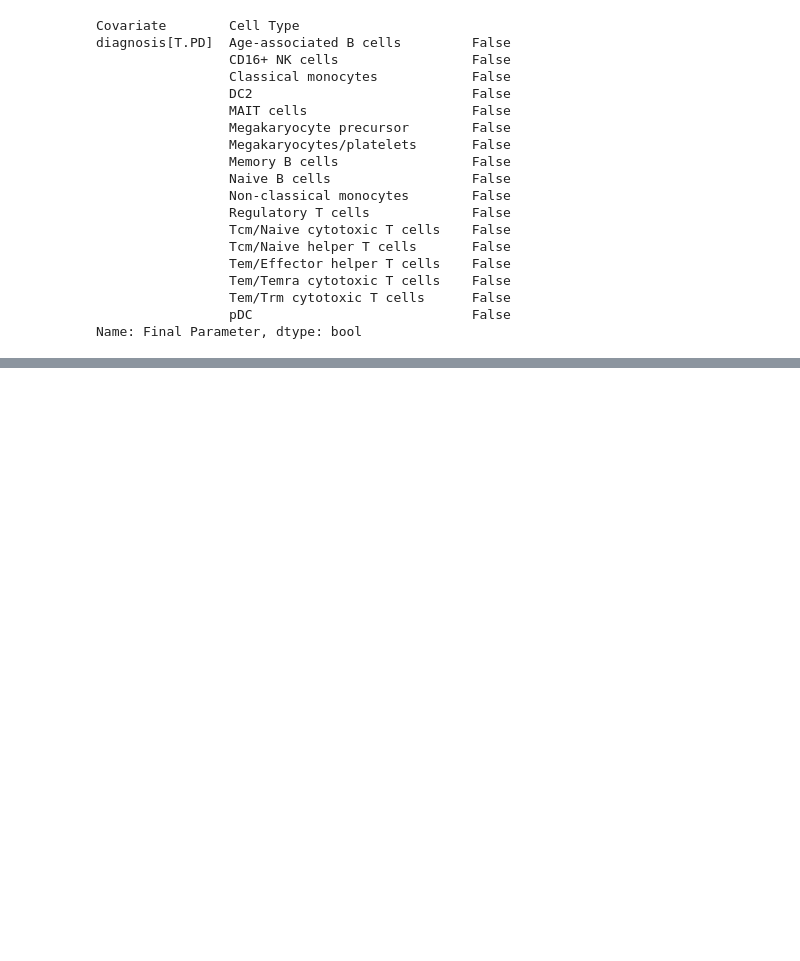
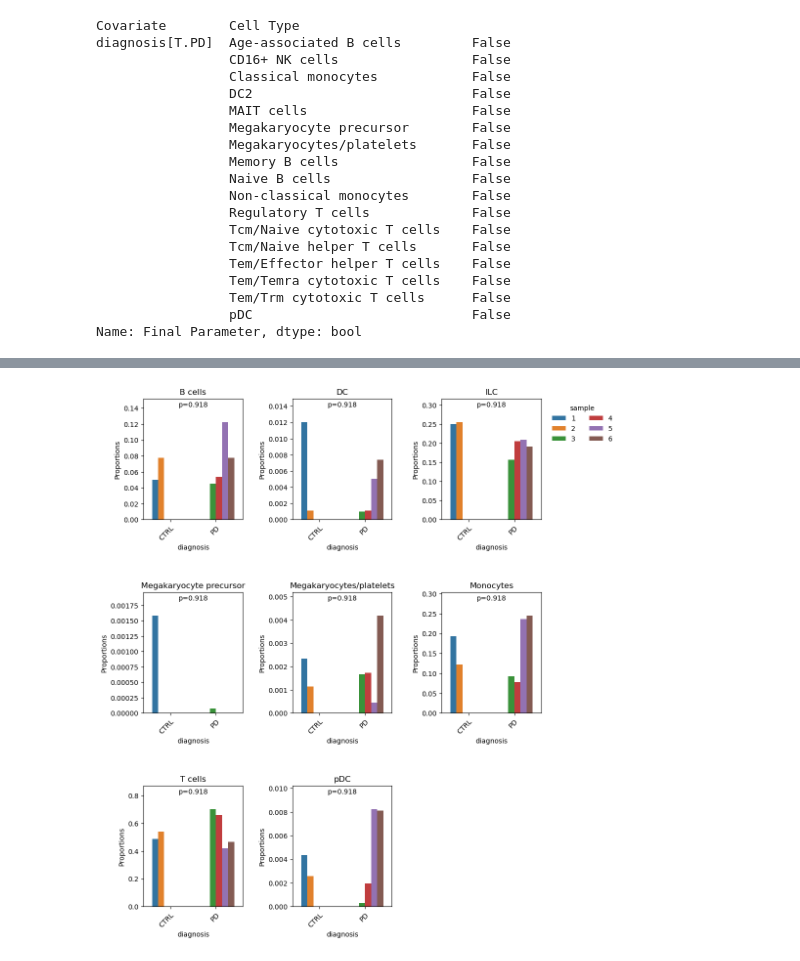
Before and after one commit to zeinabbh/M10, a Jupyter notebook: dataset1_composition.ipynb, the cells around one changed output, grey strips where cells are left out. Cells and saved outputs as stored; diff of their text form; code cells hidden in the pictures; blank space fills up the shorter version.

```diff
--- a/dataset1_composition.ipynb
+++ b/dataset1_composition.ipynb
@@ -488,0 +728,4 @@ sccoda_model.set_fdr(sccoda_data, 0.05)
+# %%
+out.plot(kind='barplot')
+# %% [output]
+[figure, added]
```
Also changed, not shown: parts of 8 cells of this notebook, 9 other files.
